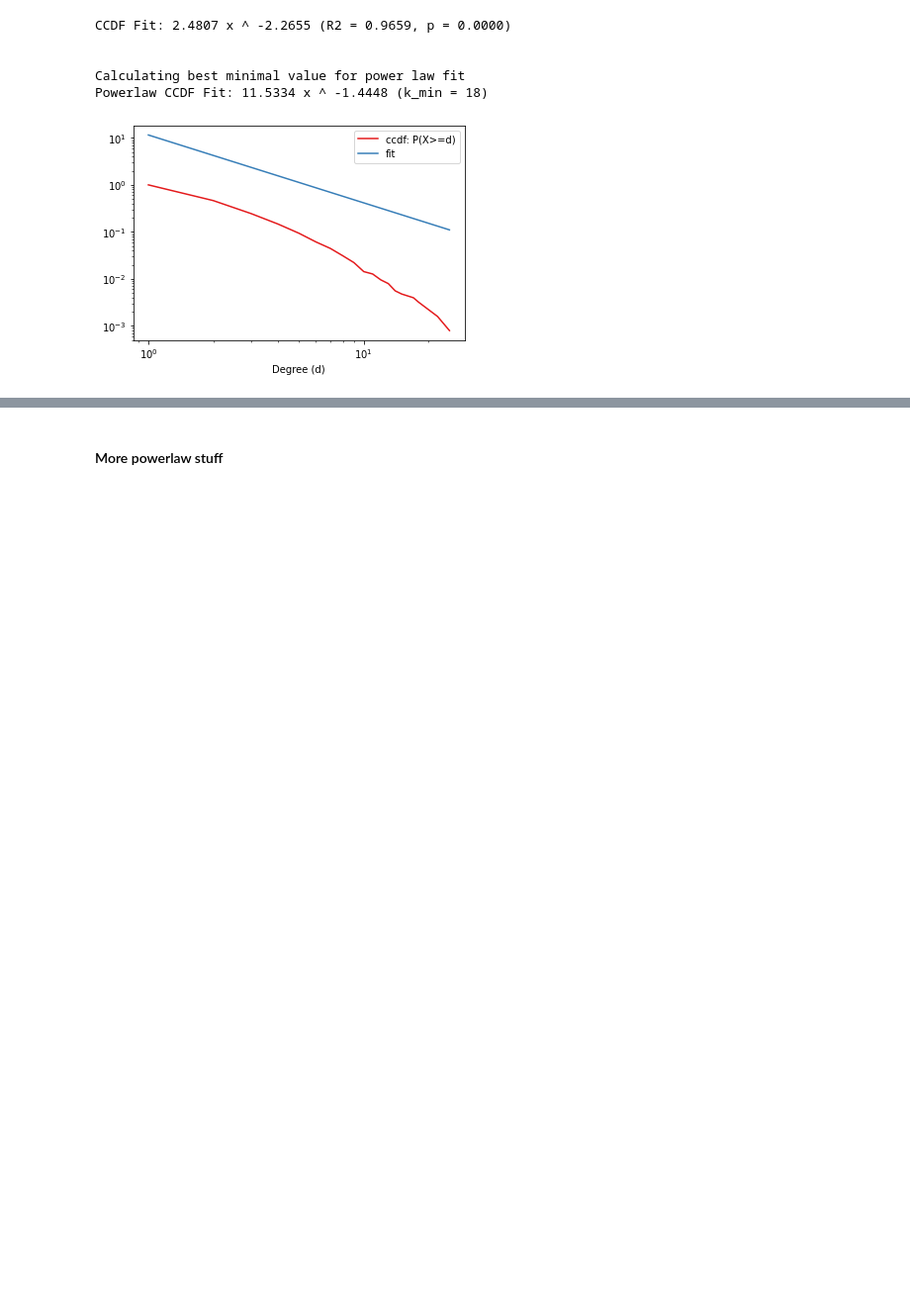
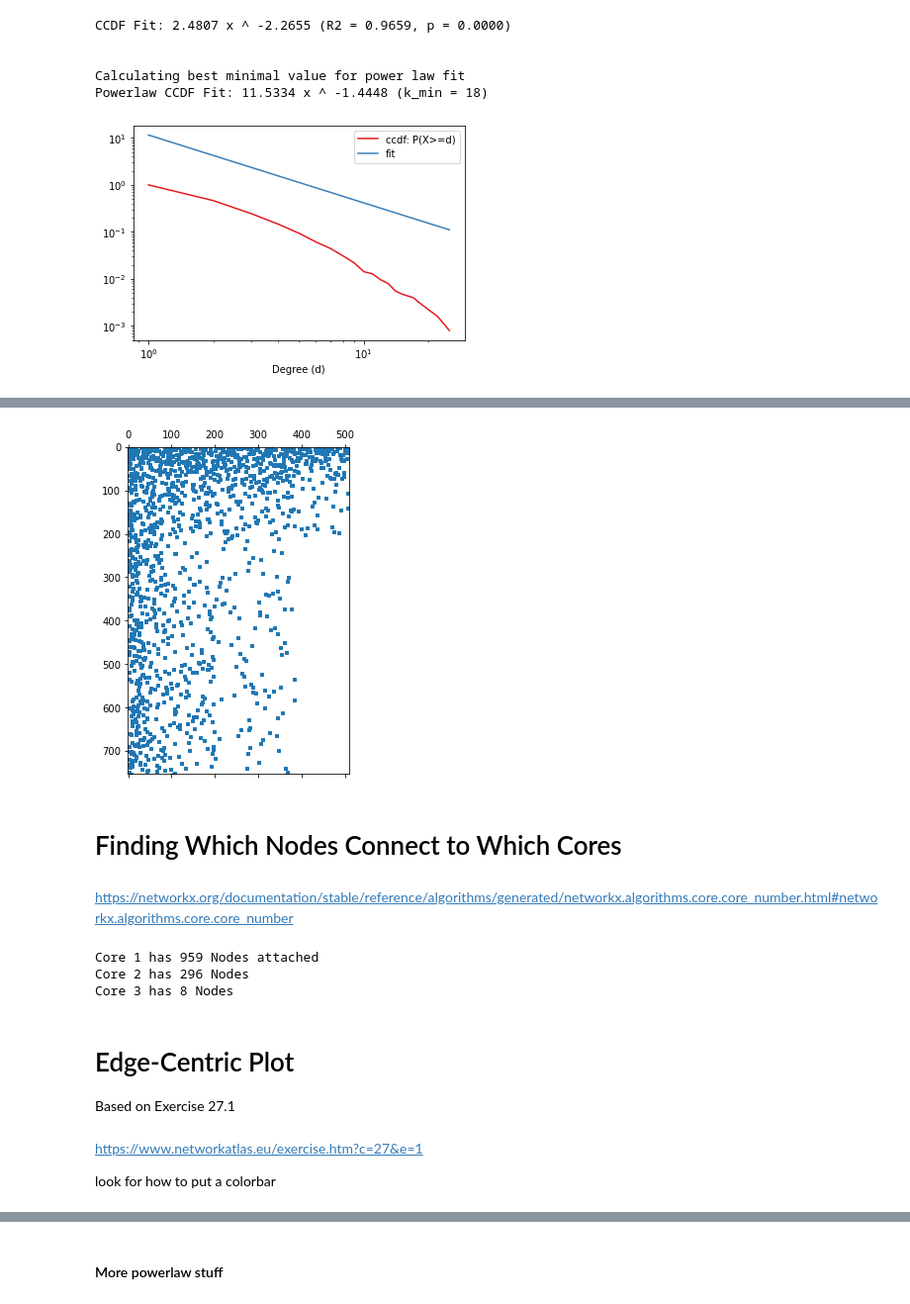
Before and after one commit to dmdequin/CrimeNetworkAnalysis, a Jupyter notebook: Notebooks/DeeNotebook.ipynb, the cells around one changed output, grey strips where cells are left out. Shown at 99% size. Saved outputs shown, nothing was run; the diff lists cells and outputs as text; code cells hidden in the pictures; blank space fills up the shorter version.

Commit message:
core periphery things, degree somethign

```diff
--- a/Notebooks/DeeNotebook.ipynb
+++ b/Notebooks/DeeNotebook.ipynb
@@ -586,0 +594,24 @@ plt.show()
+# %%
+# Get the degrees of the nodes
+degree = dict(G0.degree)
+
+# Figure out which node is of which type
+rows, cols = nx.algorithms.bipartite.sets(G0)
+
+# Sort rows and columns according to their degree
+rows = {n: degree[n] for n in rows}
+cols = {n: degree[n] for n in cols}
+rows = [n[0] for n in sorted(rows.items(), key = lambda x : x[1], reverse = True)]
+cols = [n[0] for n in sorted(cols.items(), key = lambda x : x[1], reverse = True)]
+# %%
+# Get the biadjacency matrix with the properly sorted rows and columns
+B = nx.algorithms.bipartite.matrix.biadjacency_matrix(G0, rows, column_order = cols)
+plt.figure(figsize=(4,8))
+plt.spy(B, markersize = 3)
+plt.show()
+# %% [output]
+[figure, added]
+# %% [markdown]
+# Finding Which Nodes Connect to Which Cores
+# %% [markdown]
+https://networkx.org/documentation/stable/reference/algorithms/generated/networkx.algorithms.core.core_number.html#networkx.algorithms.core.core_number
@@ -586,0 +622,17 @@ plt.show()
+# %%
+c = nx.algorithms.core.core_number(G0)
+count_c = Counter(c.values())
+count_c
+print(f"Core 1 has {count_c[1]} Nodes attached \nCore 2 has {count_c[2]} Nodes \nCore 3 has {count_c[3]} Nodes")
+# %% [output]
+Core 1 has 959 Nodes attached
+Core 2 has 296 Nodes
+Core 3 has 8 Nodes
+# %% [markdown]
+# Edge-Centric Plot
+
+Based on Exercise 27.1
+# %% [markdown]
+https://www.networkatlas.eu/exercise.htm?c=27&e=1
+
+look for how to put a colorbar
```
Also changed, not shown: parts of 10 cells of this notebook.
